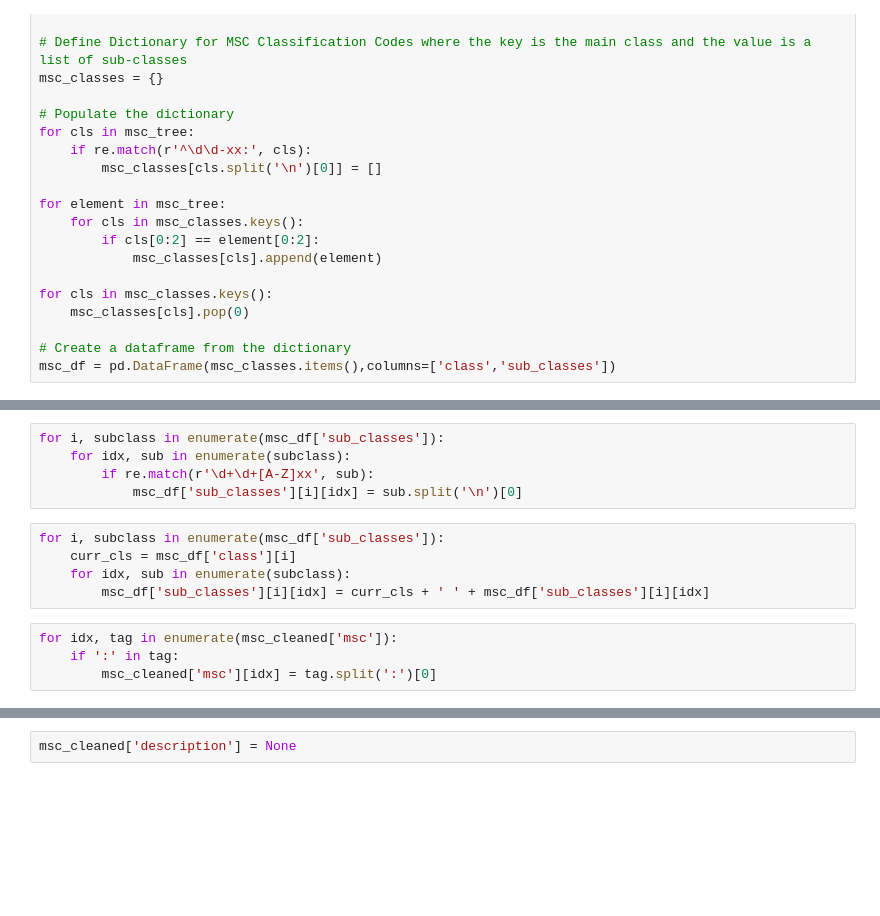
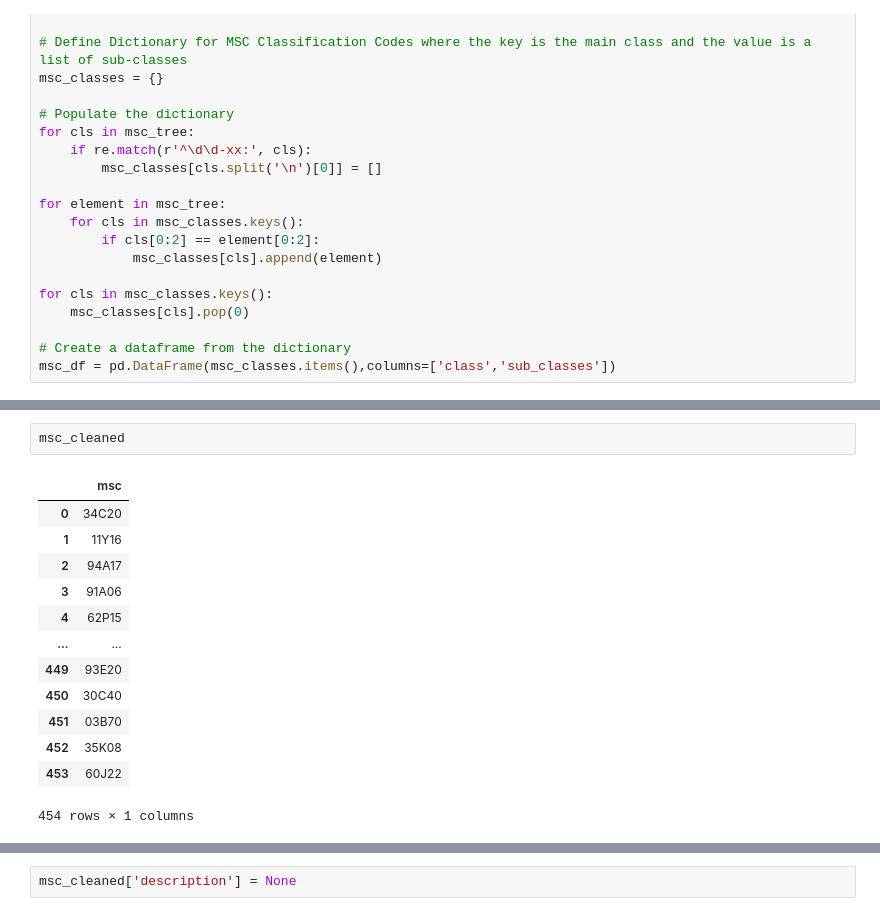
Before and after one commit to a-tabaza/paper-recommender, a Jupyter notebook: data_cleaning.ipynb, the cells around one changed output, grey strips where cells are left out. Saved outputs shown, nothing was run; the diff lists cells and outputs as text; blank space fills up the shorter version.

```diff
--- a/data_cleaning.ipynb
+++ b/data_cleaning.ipynb
@@ -227,14 +188,16 @@ array([list(['00-02', ' Research exposition (monographs, survey articles)']),
-# %%
-for i, subclass in enumerate(msc_df['sub_classes']):
-    for idx, sub in enumerate(subclass):
-        if re.match(r'\d+\d+[A-Z]xx', sub):
-            msc_df['sub_classes'][i][idx] = sub.split('\n')[0]
-# %%
-for i, subclass in enumerate(msc_df['sub_classes']):
-    curr_cls = msc_df['class'][i]
-    for idx, sub in enumerate(subclass):
-        msc_df['sub_classes'][i][idx] = curr_cls + ' ' + msc_df['sub_classes'][i][idx]
-# %%
-for idx, tag in enumerate(msc_cleaned['msc']):
-    if ':' in tag:
-        msc_cleaned['msc'][idx] = tag.split(':')[0]
+# %%
+msc_cleaned
+# %% [output]
+|  | msc |
+| 0 | 34C20 |
+| 1 | 11Y16 |
+| 2 | 94A17 |
+| 3 | 91A06 |
+| 4 | 62P15 |
+| ... | ... |
+| 449 | 93E20 |
+| 450 | 30C40 |
+| 451 | 03B70 |
+| 452 | 35K08 |
+| 453 | 60J22 |
+454 rows × 1 columns
```
Also changed, not shown: parts of 13 cells of this notebook.
